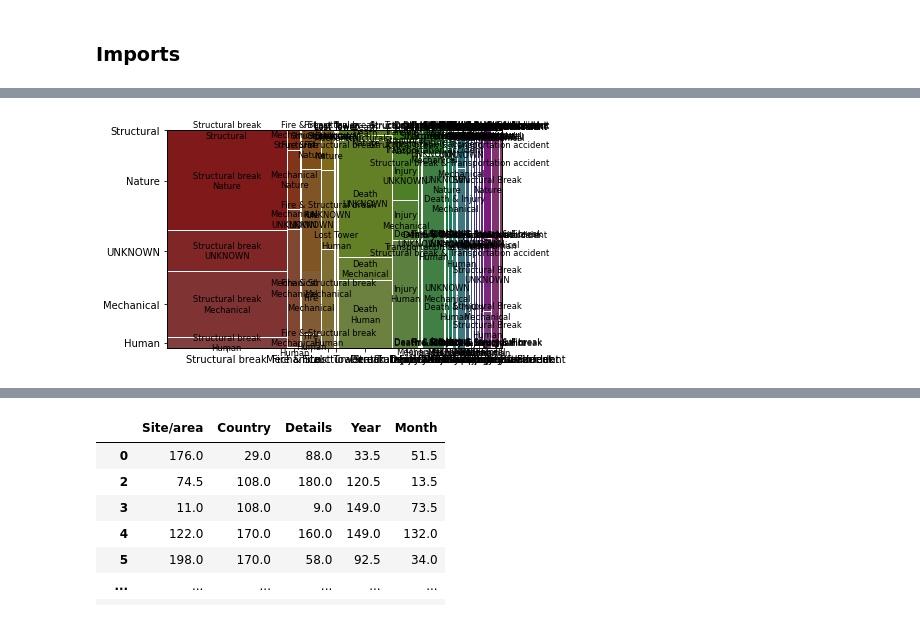
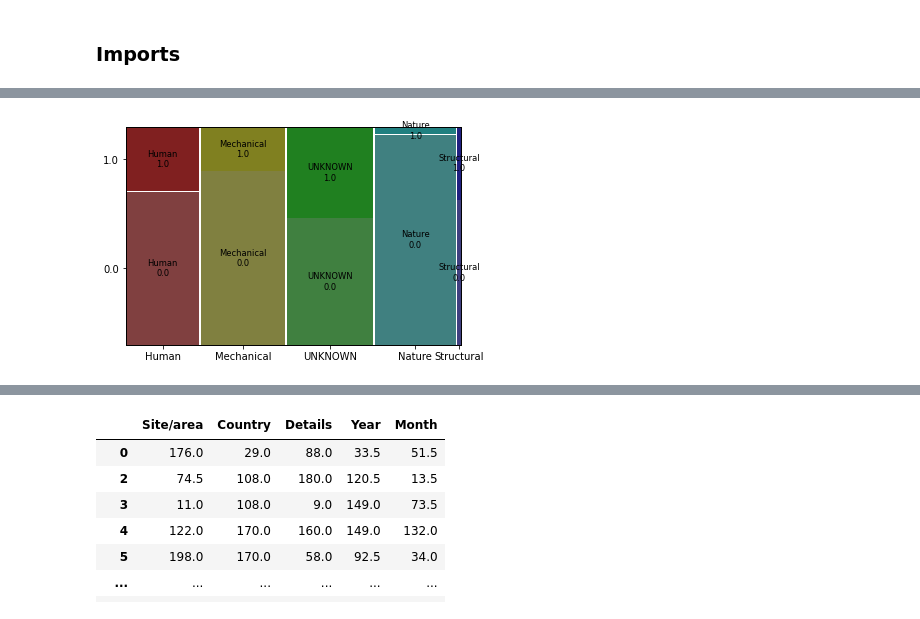
Before and after one commit to PabloJimenez98/TFG, a Jupyter notebook: Wind TurbineAccidents.ipynb, the cells around one changed output, grey strips where cells are left out. Cells and saved outputs as stored; diff of their text form; code cells hidden in the pictures.

```diff
--- a/Wind TurbineAccidents.ipynb
+++ b/Wind TurbineAccidents.ipynb
@@ -125,8 +134,8 @@ memory usage: 51.2+ KB
 # %%
-mosaic_df = raw_dataset[['CauseCategory', 'Outcome']].copy()
+mosaic_df = raw_dataset[['CauseCategory', 'Transport Accident']].copy()
 mosaic_df['Deaths'] = yDeath
 
-mosaic(data=mosaic_df, index=['Outcome', 'CauseCategory'])
+mosaic(data=mosaic_df, index=['CauseCategory', 'Deaths'])
 plt.show()
 # %% [output]
-[figure, old version]
+[figure, new version]
```
Also changed, not shown: parts of 22 cells of this notebook, 1 other file.
